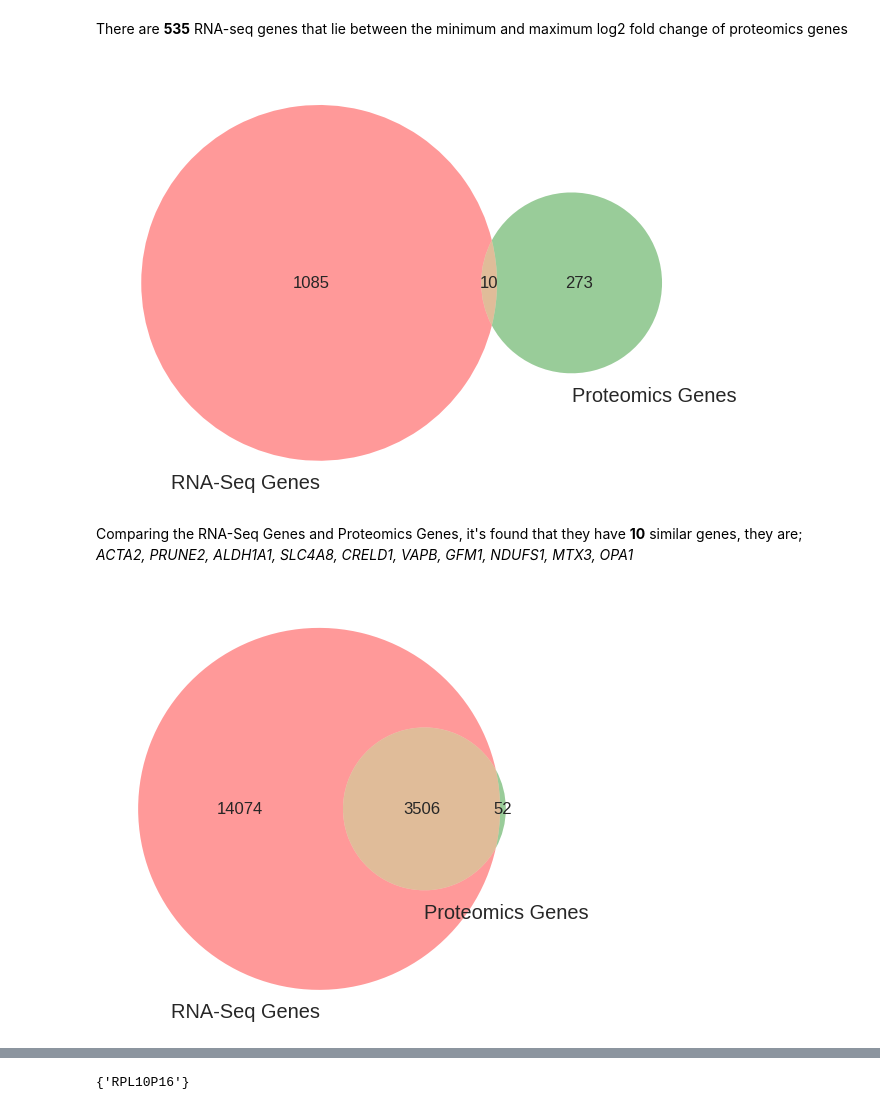
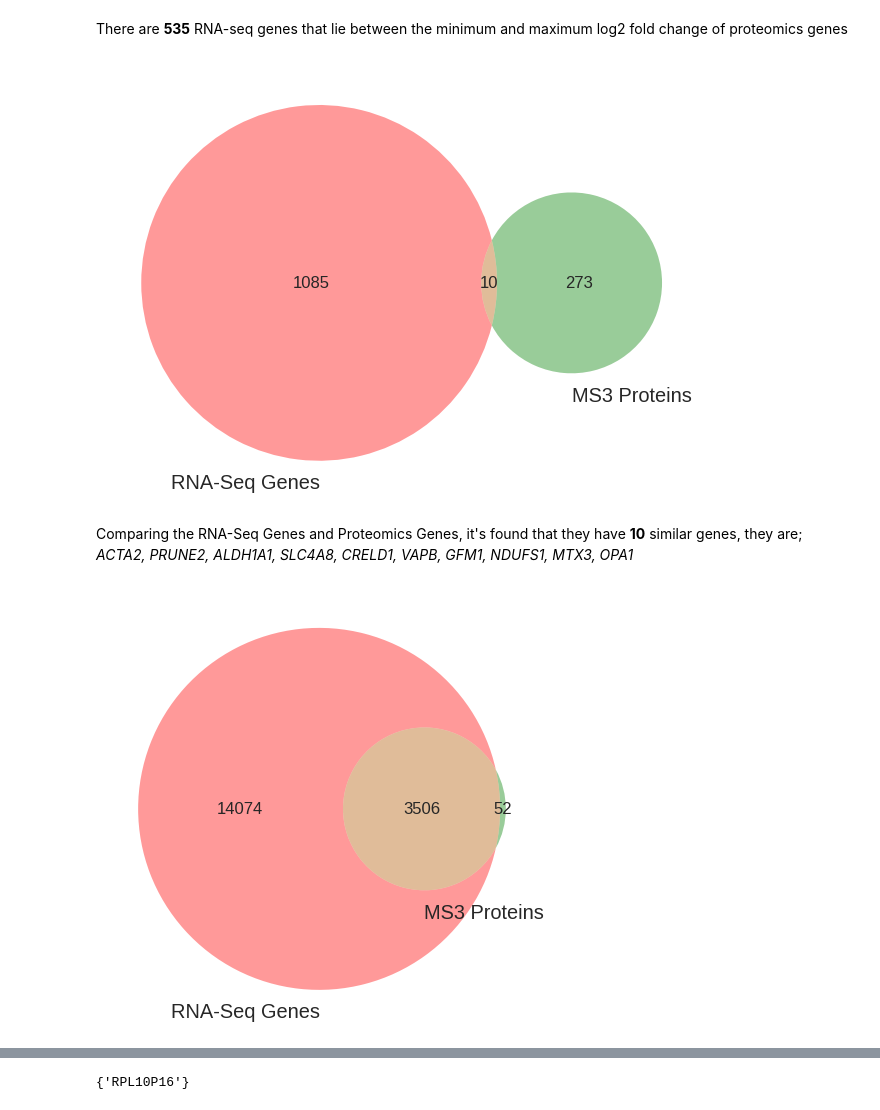
Before and after one commit to J-Wengler/winter-internship-2017, a Jupyter notebook: src/Distribution of Log Fold Change.ipynb, the cells around one changed output, grey strips where cells are left out. Drawn from its saved outputs; the diff is of its cells as text; code cells hidden in the pictures.

```diff
--- a/src/Distribution of Log Fold Change.ipynb
+++ b/src/Distribution of Log Fold Change.ipynb
@@ -126,13 +126,13 @@ sns.distplot(log2FCPData, kde=False)
 # %% [markdown]
 There are **535** RNA-seq genes that lie between the minimum and maximum log2 fold change of proteomics genes
 # %%
-# Create subsets for both proteomic genes and RNA-Seq genes
+# Create subsets for both MS3 proteins and RNA-Seq protein coding genes
 protRNA = [len(geneNames)-len(intersectGPs), len(protNames)-len(intersectGPs), len(intersectGPs)]
 
 # Generate the Venn diagram
-protRNASubVenn = venn2(protRNA, ['RNA-Seq Genes', 'Proteomics Genes'])
+protRNASubVenn = venn2(protRNA, ['RNA-Seq Genes', 'MS3 Proteins'])
 # %% [output]
-[figure, old version]
+[figure, new version]
 # %% [markdown]
 
 Comparing the RNA-Seq Genes and Proteomics Genes, it's found that they have **10** similar genes, they are; *ACTA2, PRUNE2, ALDH1A1, SLC4A8, CRELD1, VAPB, GFM1, NDUFS1, MTX3, OPA1*
@@ -154,9 +154,9 @@ totProtRNA = [len(allGeneNames)-len(allIntersectGPs), len(allProtNames)-len(allI
           len(allIntersectGPs)]
 
 # Genereate the Venn diagram
-totProtRNAVenn = venn2(totProtRNA, ['RNA-Seq Genes', 'Proteomics Genes'])
+totProtRNAVenn = venn2(totProtRNA, ['RNA-Seq Genes', 'MS3 Proteins'])
 # %% [output]
-[figure, old version]
+[figure, new version]
 # %%
 # Create intersection between proteomics genes with q-value < 0.05 and total RNA-seq genes
 intersectProtRNAs = len(set(lowQVal['Symbol']).intersection(datPD['symbol']))
```
Also changed, not shown: parts of 10 cells of this notebook.
